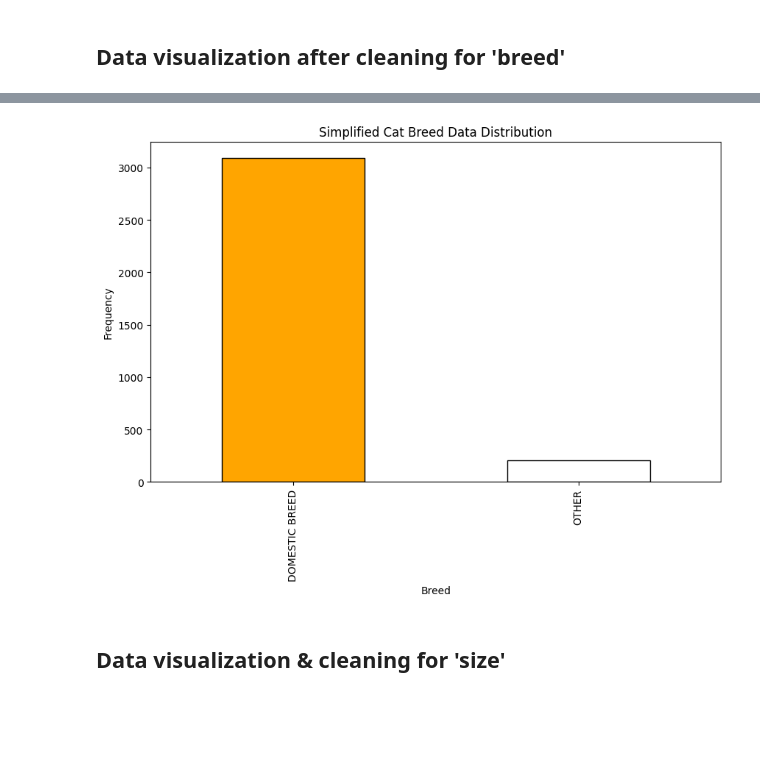
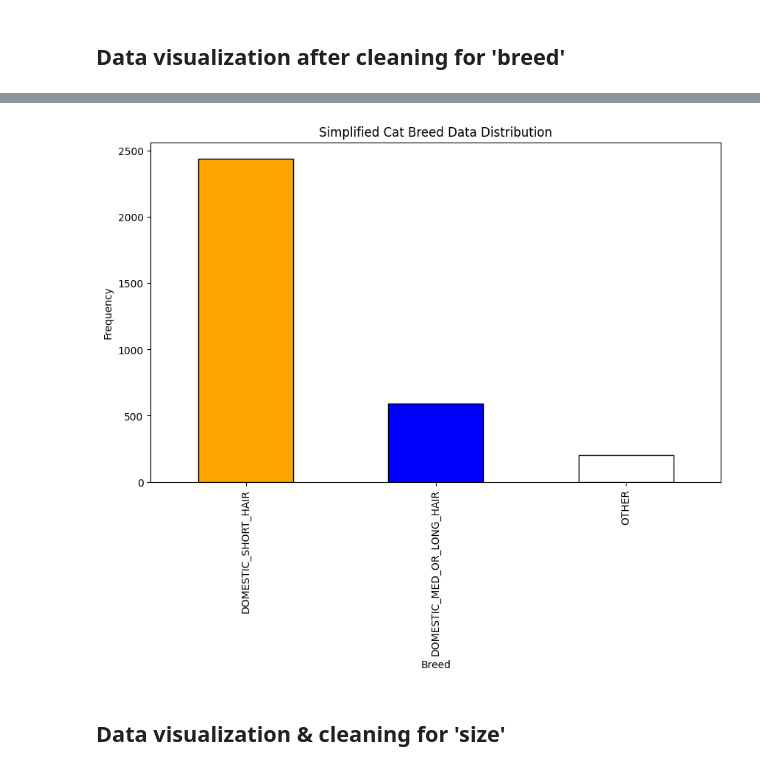
Before and after one commit to AhnafHamim/Furrever-stay, a Jupyter notebook: data-visualization-cleaning/sonoma_county_data_visualization_nd_cleaning.ipynb, the cells around one changed output, grey strips where cells are left out. Saved outputs shown, nothing was run; the diff lists cells and outputs as text; code cells hidden in the pictures; blank space fills up the shorter version.

```diff
--- a/data-visualization-cleaning/sonoma_county_data_visualization_nd_cleaning.ipynb
+++ b/data-visualization-cleaning/sonoma_county_data_visualization_nd_cleaning.ipynb
@@ -393,0 +464,11 @@ Name: simplified_color, dtype: int64
+# %%
+def assign_color(input_string):
+    colors_to_check = ['BRN_TABBY', 'BLACK_N_WHITE', 'BLACK', 'MIX', 'GRAY_TABBY', 'ORG_TABBY', 'OTHER_TABBY', 'GRAY', 'TORTIE']
+
+    if any(color in input_string for color in colors_to_check):
+        return input_string
+    else:
+        return 'OTHER'
+
+selected_df['simplified_color'] = selected_df['simplified_color'].apply(assign_color)
+selected_df.head()
@@ -521,10 +639,10 @@ UNTREATABLE                7
 Name: intake_condition, dtype: int64
 # %%
 def assign_condition(input_string):
-#     conditions_to_check = ['NORMAL', 'ILL MILD', 'ILL SEVERE']
-
     if 'HEALTHY' in input_string:
         return input_string
+    elif 'UNTREATABLE' in input_string:
+        return 'OTHER'
     elif 'TREATABLE' in input_string:
         return 'ILL'
     else:
@@ -671,7 +789,7 @@ plt.show()
 # %% [markdown]
 ## Data visualization after cleaning for 'days stayed'
 # %%
-selected_df = selected_df[selected_df['days_in_shelter']<120]
+selected_df = selected_df[selected_df['days_in_shelter']<90]
 
 bin_width = 30  # Adjust this based on your preference
 min_value = int(np.floor(min(selected_df['days_in_shelter']) / bin_width) * bin_width)
@@ -742,8 +860,10 @@ Name: breed, dtype: int64
 def assign_breed(input_string):
 #     conditions_to_check = ['NORMAL', 'ILL MILD', 'ILL SEVERE']
 
-    if 'DOMESTIC' in input_string:
-        return 'DOMESTIC BREED'
+    if 'DOMESTIC SH' in input_string:
+        return 'DOMESTIC_SHORT_HAIR'
+    elif 'DOMESTIC MH' in input_string or 'DOMESTIC LH' in input_string:
+        return 'DOMESTIC_MED_OR_LONG_HAIR'
     else:
         return 'OTHER'
 
@@ -768,21 +889,21 @@ Name: simplified_breed, dtype: int64
 # %%
 import matplotlib.pyplot as plt
 
 # Create a color dictionary for each category
-color_dict = {'DOMESTIC BREED': 'orange','OTHER': 'white'}
+color_dict = {'DOMESTIC_SHORT_HAIR': 'orange', 'DOMESTIC_MED_OR_LONG_HAIR': 'blue', 'OTHER': 'white'}
 
 # Plot the bar chart with specified colors
 breed_category_counts2.plot(kind='bar', edgecolor='black', figsize=(10, 6), color=[color_dict.get(x, 'blue') for x in breed_category_counts2.index])
 
 # Adding labels and title
 plt.xlabel('Breed')
 plt.ylabel('Frequency')
 plt.title('Simplified Cat Breed Data Distribution')
 
 # Display the plot
 plt.show()
 # %% [output]
-[figure, old version]
+[figure, new version]
 # %% [markdown]
 ## Data visualization & cleaning for 'size'
 # %%
```
Also changed, not shown: parts of 23 cells of this notebook, 19 other files.
